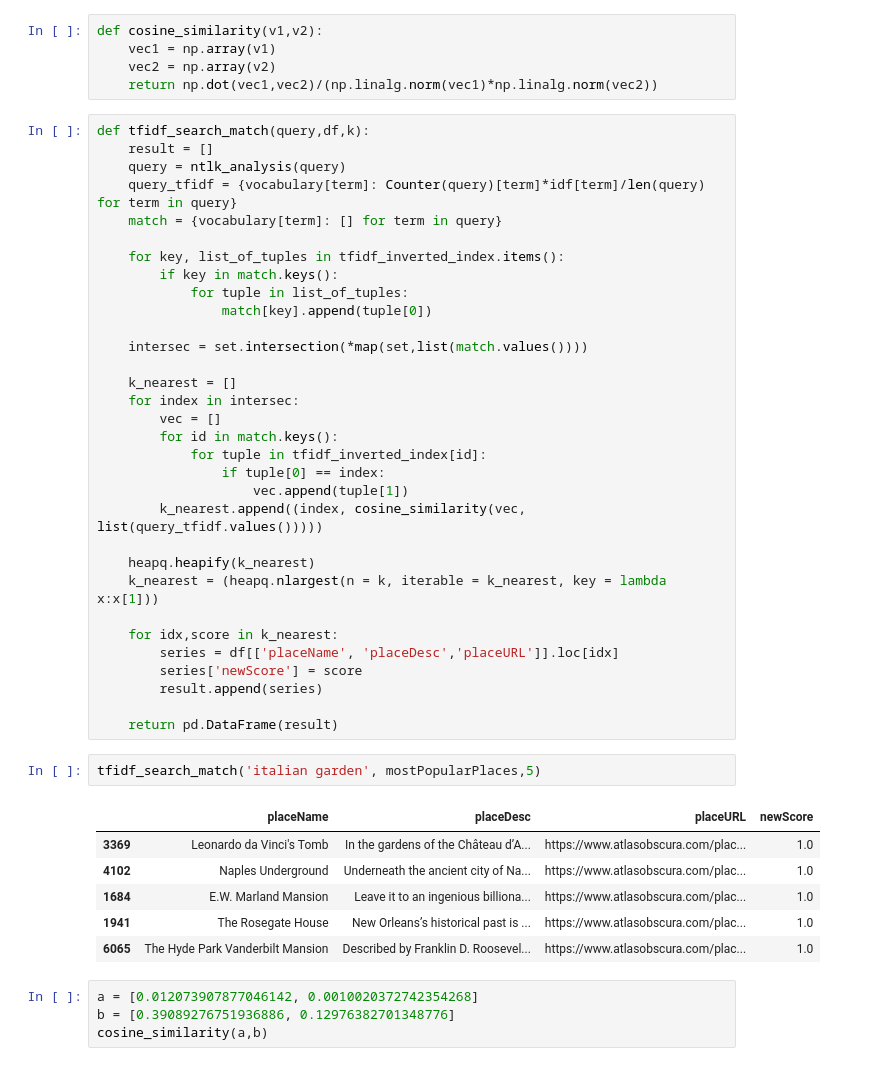
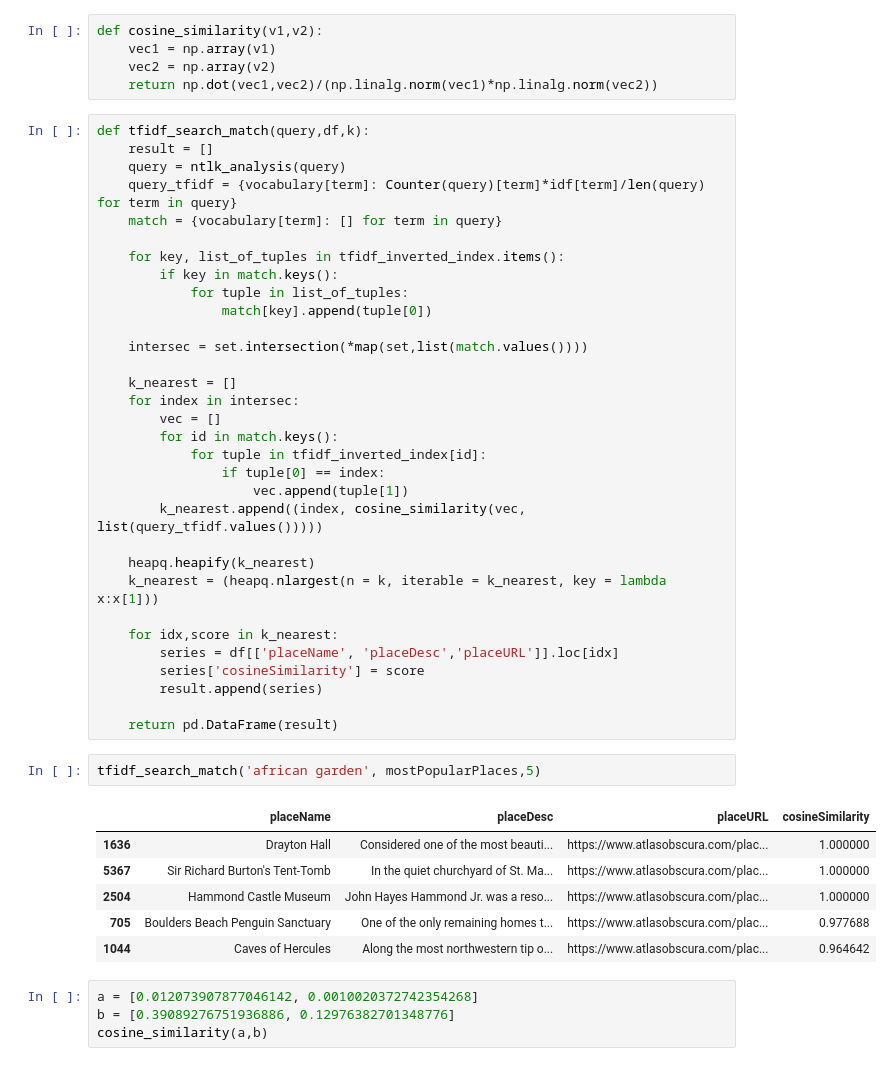
Before and after one commit to LucaFabri99/3HW-ADM-Fabri.Dinino.Aur, a Jupyter notebook: main.ipynb, the cells around one changed output. Drawn from its saved outputs; the diff is of its cells as text.

```diff
--- a/main.ipynb
+++ b/main.ipynb
@@ -510,19 +510,19 @@ def tfidf_search_match(query,df,k):
 
     for idx,score in k_nearest:
         series = df[['placeName', 'placeDesc','placeURL']].loc[idx]
-        series['newScore'] = score
+        series['cosineSimilarity'] = score
         result.append(series)
 
     return pd.DataFrame(result)
 # %%
-tfidf_search_match('italian garden', mostPopularPlaces,5)
+tfidf_search_match('african garden', mostPopularPlaces,5)
 # %% [output]
-|  | placeName | placeDesc | placeURL | newScore |
-| 3369 | Leonardo da Vinci's Tomb | In the gardens of the Château d’A... | https://www.atlasobscura.com/plac... | 1.0 |
-| 4102 | Naples Underground | Underneath the ancient city of Na... | https://www.atlasobscura.com/plac... | 1.0 |
-| 1684 | E.W. Marland Mansion | Leave it to an ingenious billiona... | https://www.atlasobscura.com/plac... | 1.0 |
-| 1941 | The Rosegate House | New Orleans’s historical past is ... | https://www.atlasobscura.com/plac... | 1.0 |
-| 6065 | The Hyde Park Vanderbilt Mansion | Described by Franklin D. Roosevel... | https://www.atlasobscura.com/plac... | 1.0 |
+|  | placeName | placeDesc | placeURL | cosineSimilarity |
+| 1636 | Drayton Hall | Considered one of the most beauti... | https://www.atlasobscura.com/plac... | 1.000000 |
+| 5367 | Sir Richard Burton's Tent-Tomb | In the quiet churchyard of St. Ma... | https://www.atlasobscura.com/plac... | 1.000000 |
+| 2504 | Hammond Castle Museum | John Hayes Hammond Jr. was a reso... | https://www.atlasobscura.com/plac... | 1.000000 |
+| 705 | Boulders Beach Penguin Sanctuary | One of the only remaining homes t... | https://www.atlasobscura.com/plac... | 0.977688 |
+| 1044 | Caves of Hercules | Along the most northwestern tip o... | https://www.atlasobscura.com/plac... | 0.964642 |
 # %%
 a = [0.012073907877046142, 0.0010020372742354268]
 b = [0.39089276751936886, 0.12976382701348776]
```
